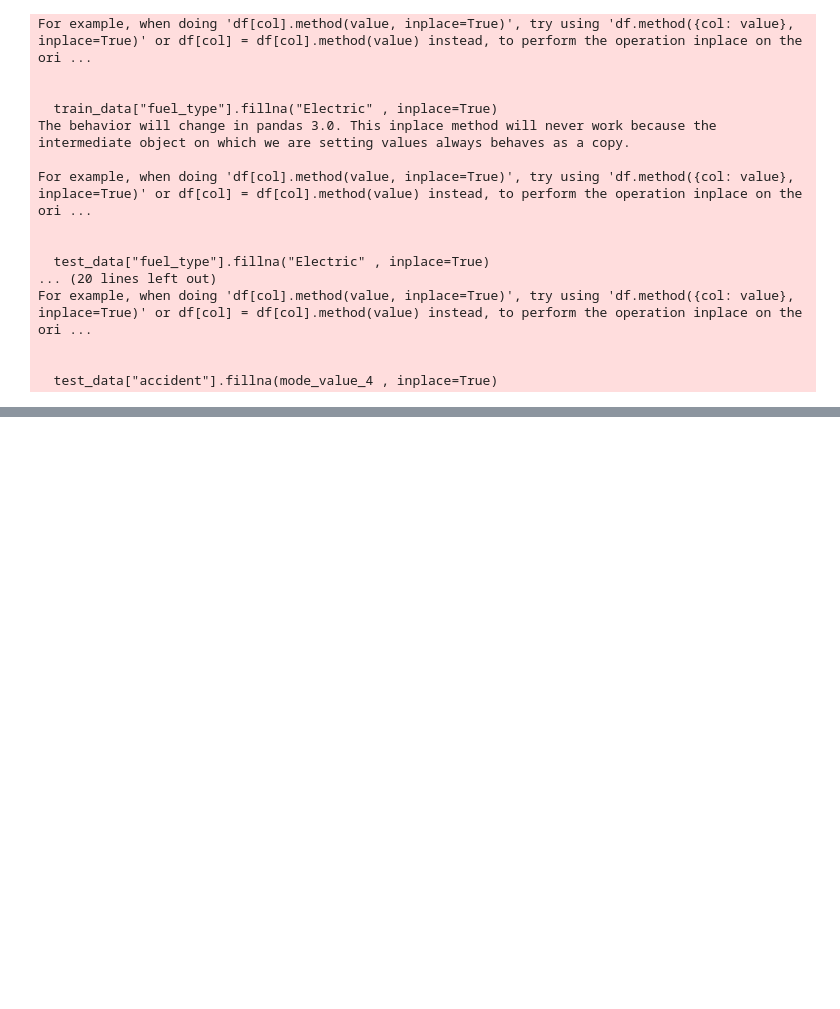
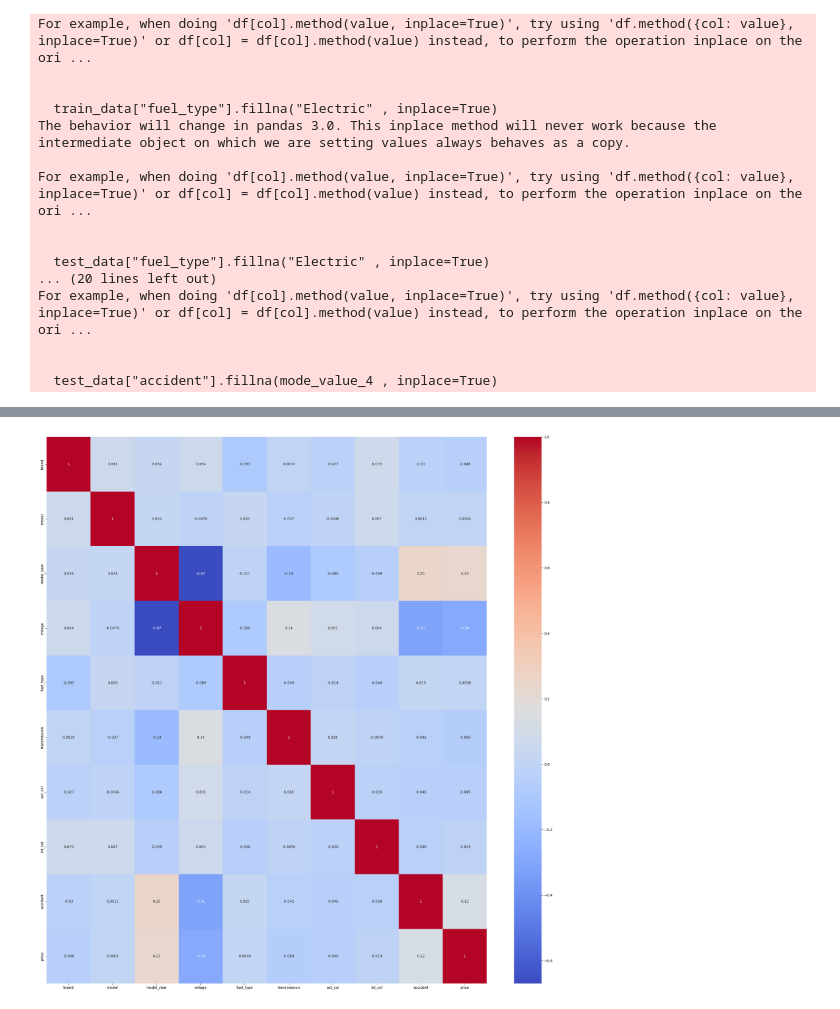
Before and after one commit to abjan90/Kaggle-Playground, a Jupyter notebook: car_price.ipynb, the cells around one changed output, grey strips where cells are left out. Cells and saved outputs as stored; diff of their text form; code cells hidden in the pictures; blank space fills up the shorter version.

```diff
--- a/car_price.ipynb
+++ b/car_price.ipynb
@@ -49,10 +15,8 @@ train_data["clean_title"].fillna(mode_value_1 , inplace= True)
 train_data["accident"].fillna(mode_value_1 , inplace= True)
 test_data["clean_title"].fillna(mode_value_3 , inplace=True)
 test_data["accident"].fillna(mode_value_4 , inplace=True)
-train_data.drop(["id"] , axis=1 , inplace=True)
-test_data.drop(["id"] , axis=1 , inplace=True)
-train_data.drop(["engine"] , axis=1 , inplace=True)
-test_data.drop(["engine"] , axis=1 , inplace=True)
+train_data.drop(["clean_title"] , axis= 1 , inplace=True)
+test_data.drop(["clean_title"] , axis= 1 , inplace=True)
 # %% [output]
 The behavior will change in pandas 3.0. This inplace method will never work because the intermediate object on which we are setting values always behaves as a copy.
 
@@ -77,7 +41,7 @@ import numpy as np
 
 objects = ['brand', 'model', 'fuel_type',
             'transmission', 'ext_col', 'int_col',
-            'accident', 'clean_title', 'brand_category']
+            'accident']
 for col in objects:
     le = LabelEncoder()
     combined = pd.concat([train_data[col], test_data[col]], axis=0).astype(str)
@@ -112,0 +75,10 @@ print(mi_scores)
+# %%
+import matplotlib.pyplot as plt
+import seaborn as sns
+
+corr_matrix = train_data.corr(numeric_only=True)
+plt.figure(figsize=(28 , 28))
+sns.heatmap(corr_matrix  , annot=True , cmap="coolwarm")
+plt.show()
+# %% [output]
+[figure, added]
```
Also changed, not shown: parts of 7 cells of this notebook.
